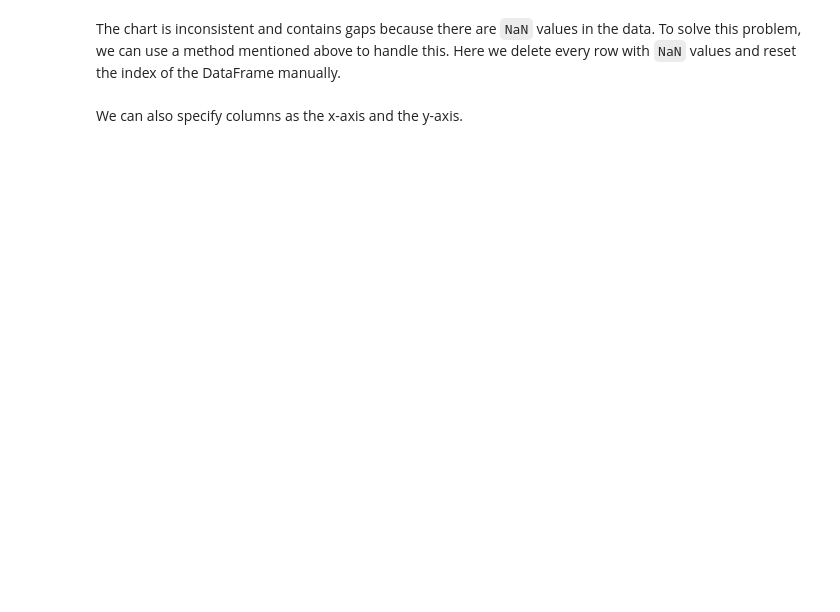
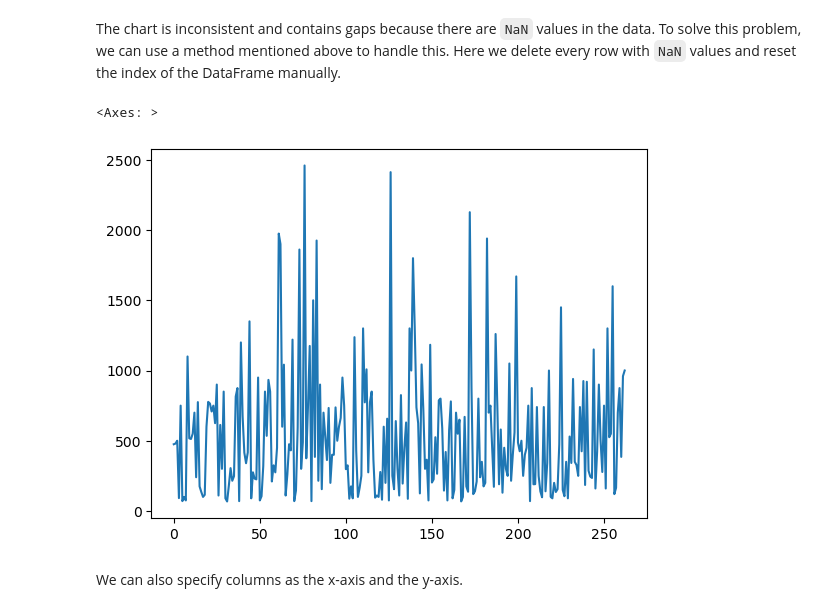
Before and after one commit to pabair/ml-kurs-ws24, a Jupyter notebook: 0_Pandas_Intro.ipynb, the cells around one changed output. Saved outputs shown, nothing was run; the diff lists cells and outputs as text; code cells hidden in the pictures; blank space fills up the shorter version.

```diff
--- a/0_Pandas_Intro.ipynb
+++ b/0_Pandas_Intro.ipynb
@@ -40,0 +193,4 @@ If we want to print the amount of `NaN` values in a Series, we can use the funct
+# %%
+hitter_df_drop = hitter_df.copy()
+hitter_df_drop.dropna(inplace=True)
+hitter_df_drop['Salary'].isna().sum()
@@ -61,4 +294,10 @@ To plot data of a DataFrame, Pandas provides several plotting functions.
 # %% [markdown]
 The chart is inconsistent and contains gaps because there are `NaN` values in the data. To solve this problem, we can use a method mentioned above to handle this. Here we delete every row with `NaN` values and reset the index of the DataFrame manually.
+# %%
+hitter_df_drop.reset_index(inplace=True, drop=True)
+hitter_df_drop['Salary'].plot()
+# %% [output]
+<Axes: >
+[figure, added]
 # %% [markdown]
 We can also specify columns as the x-axis and the y-axis.
```
Also changed, not shown: parts of 34 cells of this notebook.
